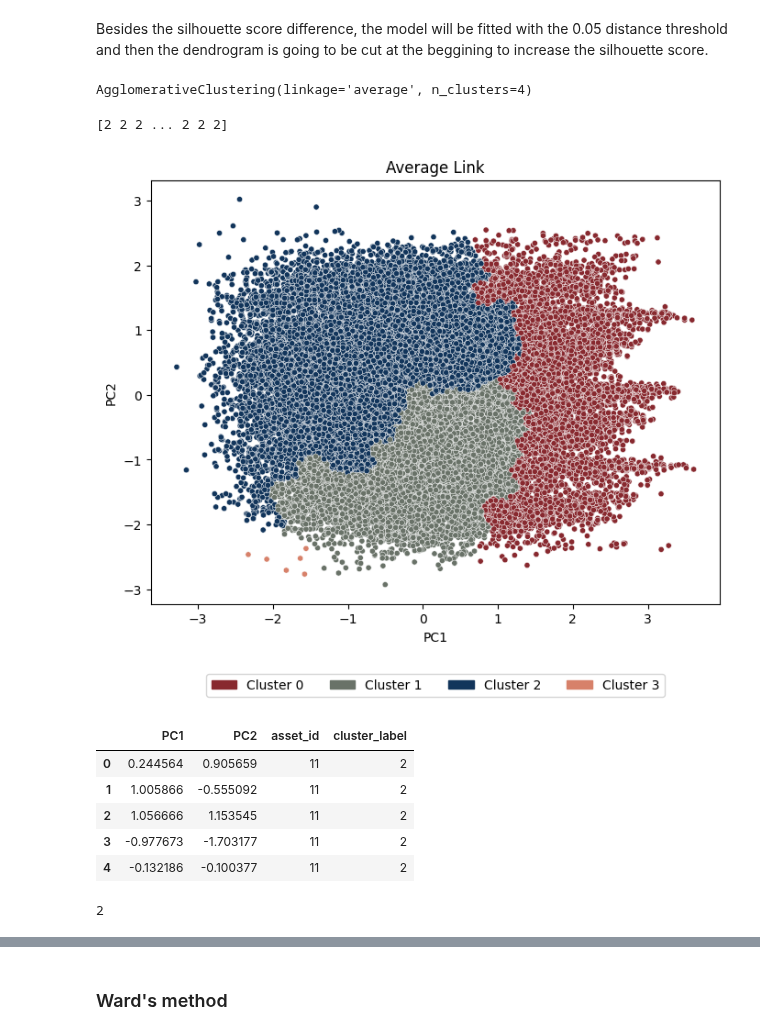
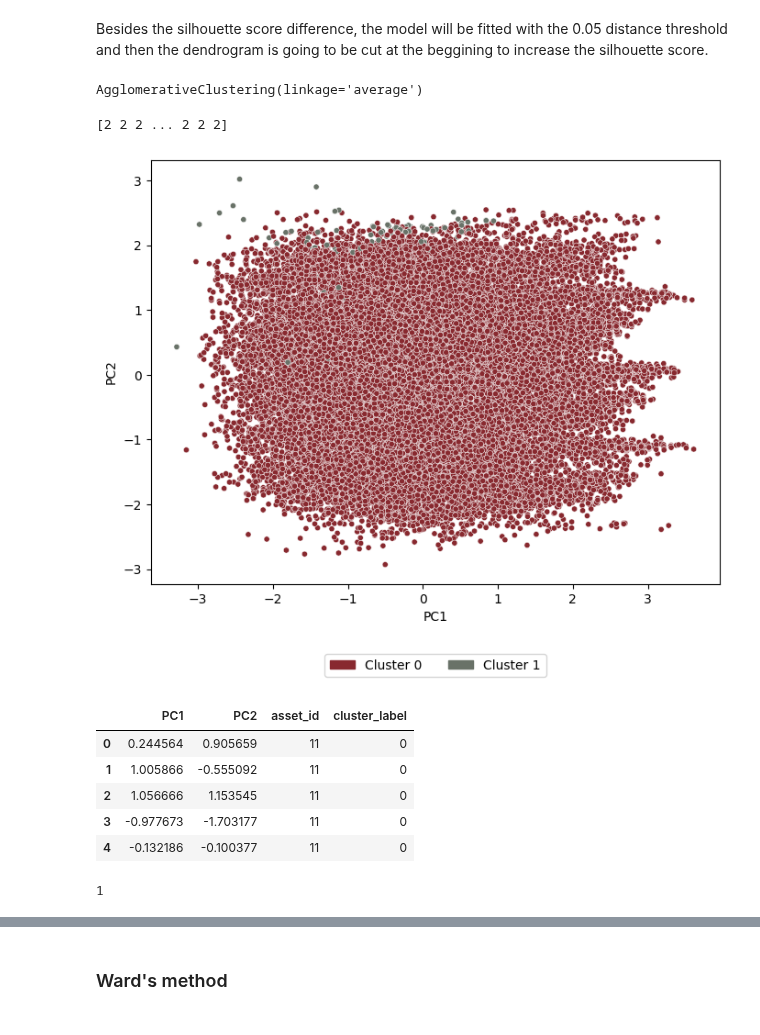
Before and after one commit to sarabreu/thesis_dev, a Jupyter notebook: 2_models/with_raw_data/wind/hierarchical_cluster_opt.ipynb, the cells around one changed output, grey strips where cells are left out. Saved outputs shown, nothing was run; the diff lists cells and outputs as text; code cells hidden in the pictures.

Commit message:
all hierarchical cluster opt wind raw new dataset

```diff
--- a/2_models/with_raw_data/wind/hierarchical_cluster_opt.ipynb
+++ b/2_models/with_raw_data/wind/hierarchical_cluster_opt.ipynb
@@ -242,6 +221,8 @@ plt.show()
 pca_df.to_csv('results/hierarchical_opt/labels_most_common/single_link.csv', index= False)
 # %%
 pca_df = pca_df.loc[:,:'PC2']
+
+df_wind_scaled = df_wind_scaled.loc[:,:'2']
 # %% [markdown]
 ### Average Link
 # %% [markdown]
@@ -321,10 +302,10 @@ Best Silhouette Score: 0.42344193816940756
 # %% [markdown]
 Besides the silhouette score difference, the model will be fitted with the 0.05 distance threshold and then the dendrogram is going to be cut at the beggining to increase the silhouette score.
 # %%
-model_average = AgglomerativeClustering(linkage='average', distance_threshold=None, n_clusters=4)
-model_average.fit(np.array(pca_df))
+model_average = AgglomerativeClustering(linkage='average', distance_threshold=None, n_clusters=2)
+model_average.fit(np.array(df_wind_scaled))
 # %% [output]
-AgglomerativeClustering(linkage='average', n_clusters=4)
+AgglomerativeClustering(linkage='average')
 # %%
 average_labels = model_average.labels_
 # %%
@@ -355,8 +336,6 @@ with open('results/hierarchical_opt/average_clustering.pickle', 'rb') as f:
 # print(labels_cut)
 # %% [output]
 [2 2 2 ... 2 2 2]
-# %%
-pca_df = pca_df[['PC1', 'PC2']]
 # %%
 # Assign the cluster labels to the original DataFrame
 pca_df['cluster_label'] = average_labels
@@ -366,19 +348,19 @@ pca_df.to_csv('results/hierarchical_opt/csv_labels_cut_raw/average_link.csv', in
 # %%
 n_clusters = len(pca_df['cluster_label'].unique())
 pallete = sns.color_palette(my_colors, n_clusters)
 
 # Plot the representative points on a scatter plot using PCA results
 plt.figure(figsize=(8, 6))
 sns.scatterplot(data=pca_df, x='PC1', y='PC2', hue='cluster_label', palette=pallete, s=20)
-plt.title('Average Link')
+# plt.title('Average Link')
 plt.xlabel('PC1')
 plt.ylabel('PC2')
 legend_handles = [mpatches.Circle((0, 0), radius=1, color=color) for color in my_colors]
 plt.legend(handles=legend_handles, labels=[f'Cluster {cluster_label}' for cluster_label in np.unique(average_labels)],
            loc='upper center', bbox_to_anchor=(0.5, -0.15), ncol=5)
 plt.show()
 # %% [output]
-[figure, old version]
+[figure, new version]
 # %%
 most_frequent_clusters = pca_df.groupby('asset_id')['cluster_label'].agg(lambda x: np.bincount(x).argmax())
 
@@ -390,15 +372,15 @@ pca_df = pd.merge(pca_df, most_frequent_clusters, on='asset_id', how='left')
 pca_df.head()
 # %% [output]
 |  | PC1 | PC2 | asset_id | cluster_label |
-| 0 | 0.244564 | 0.905659 | 11 | 2 |
-| 1 | 1.005866 | -0.555092 | 11 | 2 |
-| 2 | 1.056666 | 1.153545 | 11 | 2 |
-| 3 | -0.977673 | -1.703177 | 11 | 2 |
-| 4 | -0.132186 | -0.100377 | 11 | 2 |
+| 0 | 0.244564 | 0.905659 | 11 | 0 |
+| 1 | 1.005866 | -0.555092 | 11 | 0 |
+| 2 | 1.056666 | 1.153545 | 11 | 0 |
+| 3 | -0.977673 | -1.703177 | 11 | 0 |
+| 4 | -0.132186 | -0.100377 | 11 | 0 |
 # %%
 len(pca_df['cluster_label'].unique())
 # %% [output]
-2
+1
 # %%
 representative_points = pca_df.groupby(['asset_id']).first().reset_index()
 representative_points
```
Also changed, not shown: parts of 38 cells of this notebook.
